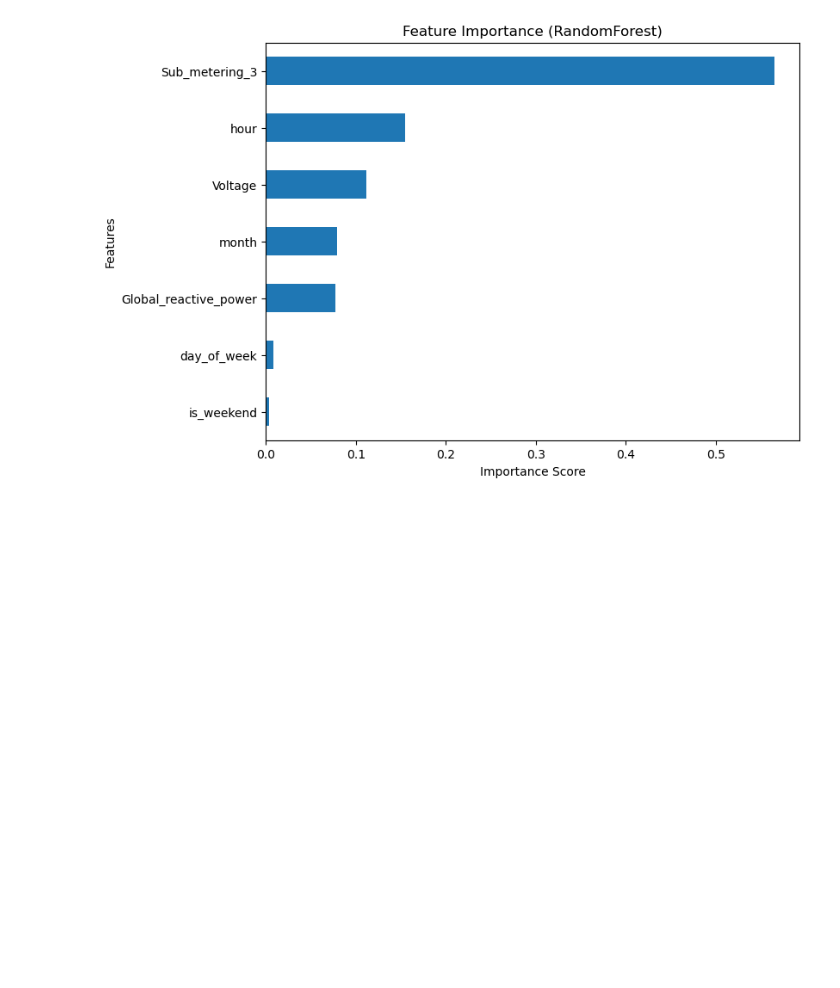
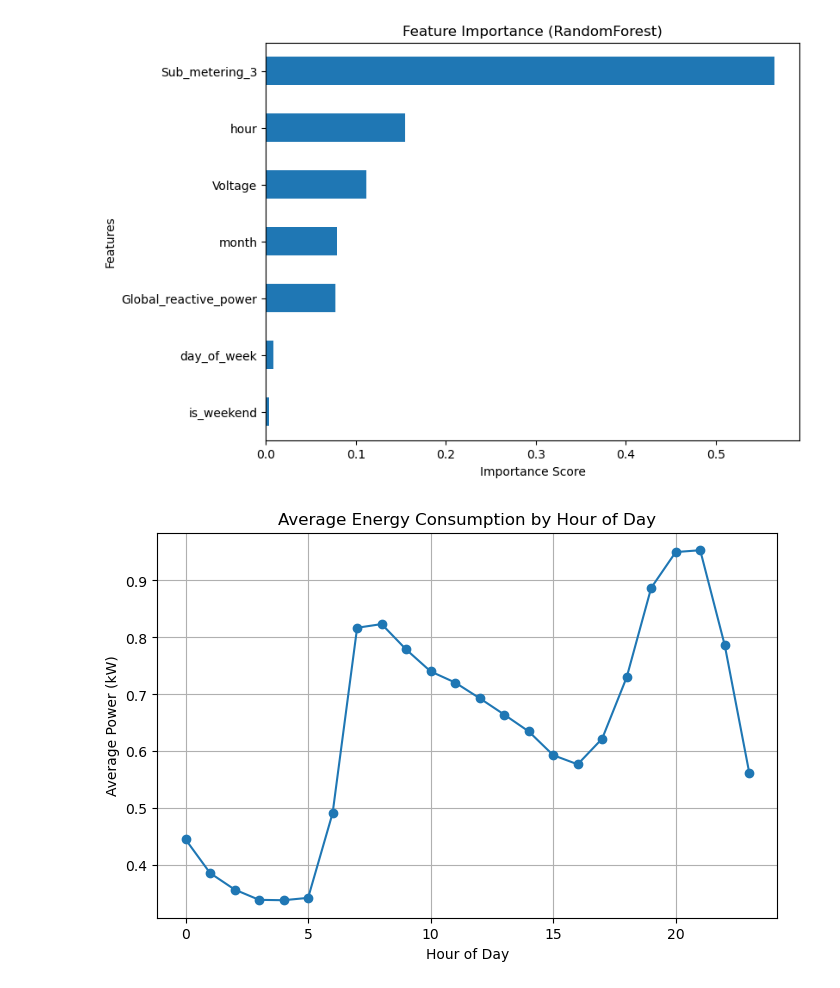
Before and after one commit to AsifShaikh-ui/Energy_prediction, a Jupyter notebook: Energy_consumption_at_houses.ipynb, the cells around one changed output. Drawn from its saved outputs; the diff is of its cells as text; code cells hidden in the pictures; blank space fills up the shorter version.

Commit message:
add some visuals for underatsnding more trends

```diff
--- a/Energy_consumption_at_houses.ipynb
+++ b/Energy_consumption_at_houses.ipynb
@@ -537,3 +537,20 @@ plt.ylabel('Features')
 plt.show()
 # %% [output]
 [figure]
+# %%
+import matplotlib.pyplot as plt
+
+df = hourly_data.copy()
+
+df['hour'] = df.index.hour
+hourly_avg = df.groupby('hour')['Global_active_power'].mean()
+
+plt.figure(figsize=(8,5))
+hourly_avg.plot(kind='line', marker='o')
+plt.title('Average Energy Consumption by Hour of Day')
+plt.xlabel('Hour of Day')
+plt.ylabel('Average Power (kW)')
+plt.grid(True)
+plt.show()
+# %% [output]
+[figure, added]
```
